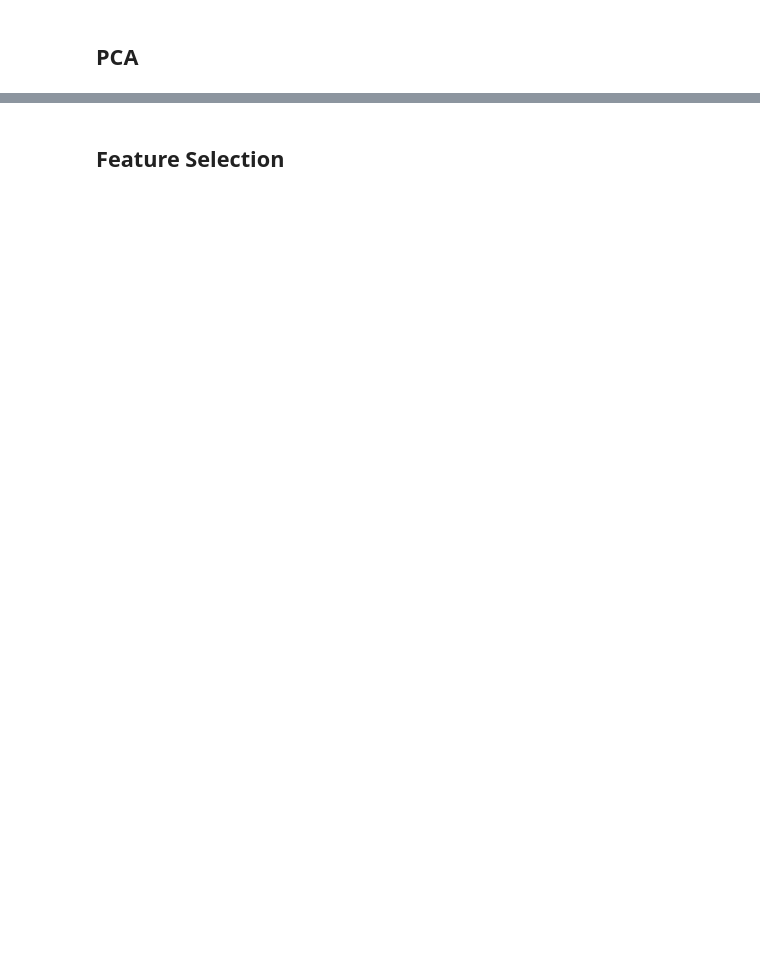
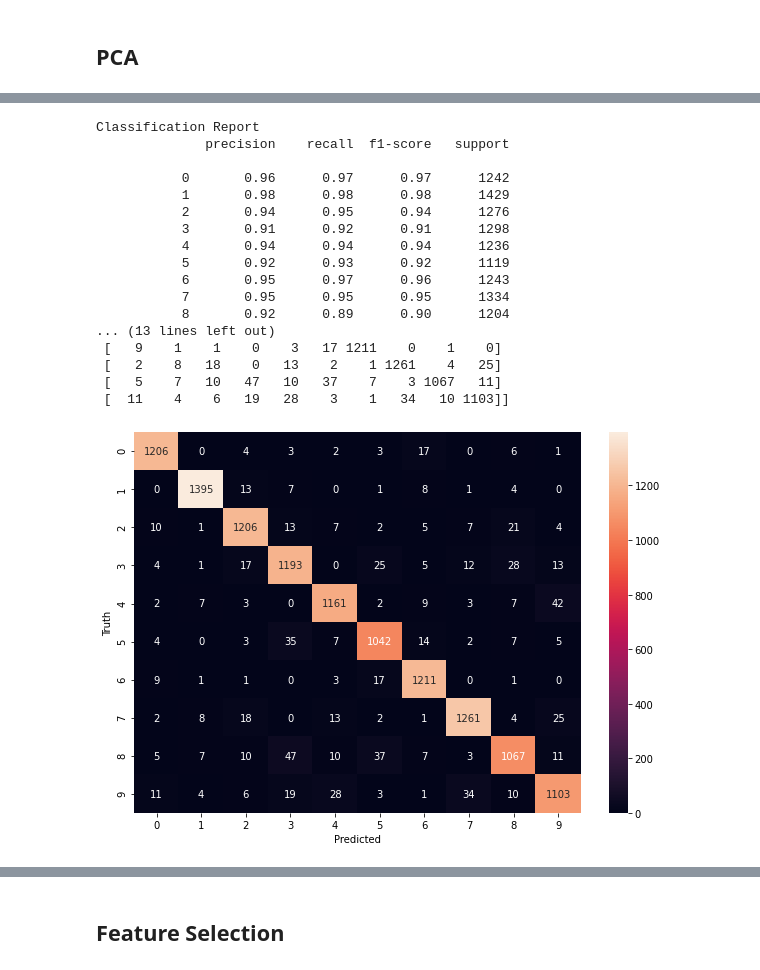
Before and after one commit to gbouzioto/machine_learning_master_2020, a Jupyter notebook: exercise_2/exercise_2.ipynb, the cells around one changed output, grey strips where cells are left out. Cells and saved outputs as stored; diff of their text form; code cells hidden in the pictures; blank space fills up the shorter version.

```diff
--- a/exercise_2/exercise_2.ipynb
+++ b/exercise_2/exercise_2.ipynb
@@ -164,0 +213,21 @@ X_test_new = pca.transform(X_test)
+# %%
+perform_classification('Random Forest', X_train_new, X_test_new, y_train, y_test)
+# %% [output]
+Classification Report
+              precision    recall  f1-score   support
+
+           0       0.96      0.97      0.97      1242
+           1       0.98      0.98      0.98      1429
+           2       0.94      0.95      0.94      1276
+           3       0.91      0.92      0.91      1298
+           4       0.94      0.94      0.94      1236
+           5       0.92      0.93      0.92      1119
+           6       0.95      0.97      0.96      1243
+           7       0.95      0.95      0.95      1334
+           8       0.92      0.89      0.90      1204
+... (13 lines left out)
+ [   9    1    1    0    3   17 1211    0    1    0]
+ [   2    8   18    0   13    2    1 1261    4   25]
+ [   5    7   10   47   10   37    7    3 1067   11]
+ [  11    4    6   19   28    3    1   34   10 1103]]
+[figure, added]
```
Also changed, not shown: parts of 30 cells of this notebook, 1 other file.
